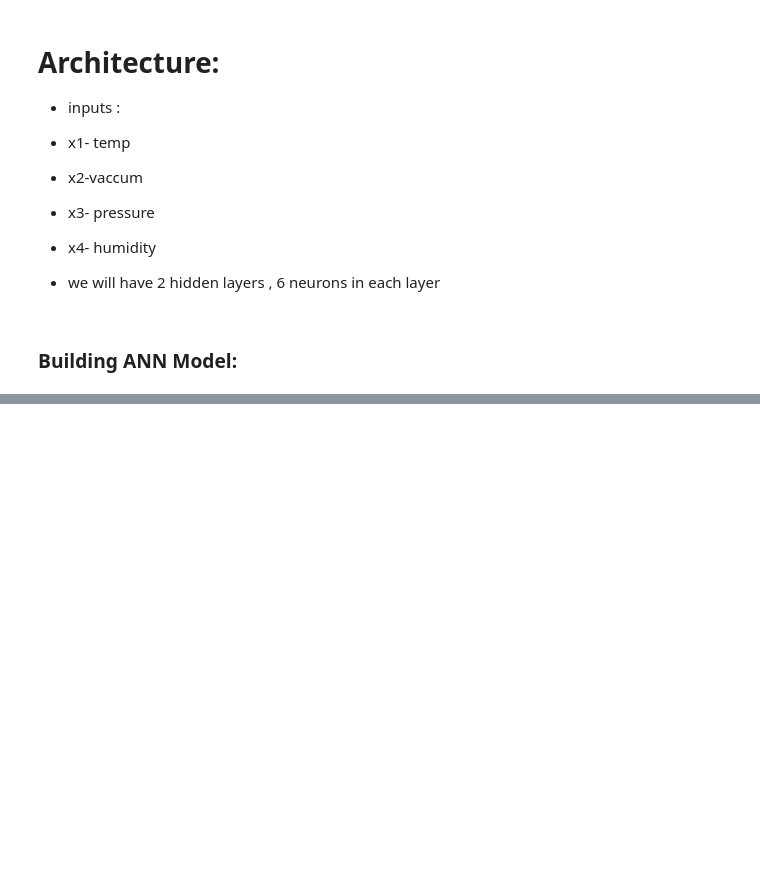
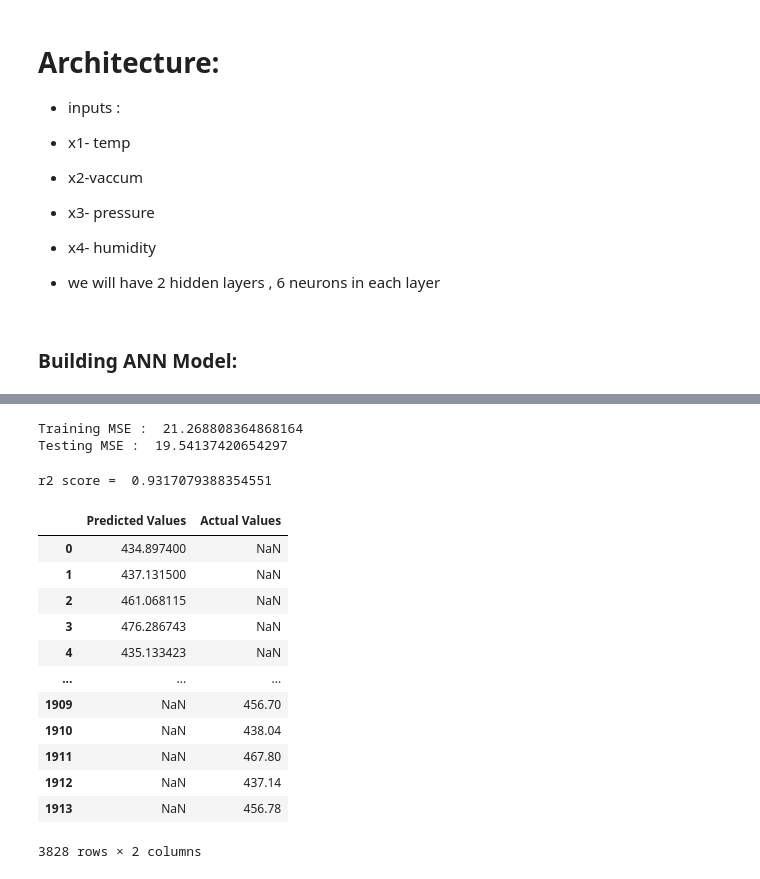
Before and after one commit to CodeByMehra/AiMl, a Jupyter notebook: 06_Deep Learning/02_ANN_Regression.ipynb, the cells around one changed output, grey strips where cells are left out. Saved outputs shown, nothing was run; the diff lists cells and outputs as text; code cells hidden in the pictures; blank space fills up the shorter version.

```diff
--- a/06_Deep Learning/02_ANN_Regression.ipynb
+++ b/06_Deep Learning/02_ANN_Regression.ipynb
@@ -118,0 +218,41 @@ optimizer = optim.Adam(model.parameters())
+# %%
+model.eval()
+
+with torch.no_grad():
+    train_preds = model(X_train_tensor)
+    test_preds = model(X_test_tensor)
+
+
+    train_mse_loss = crietrion(train_preds, y_train_tensor)
+    test_mse_loss = crietrion(test_preds, y_test_tensor)
+
+print("Training MSE : ", train_mse_loss.item())
+print("Testing MSE : ", test_mse_loss.item())
+# %% [output]
+Training MSE :  21.268808364868164
+Testing MSE :  19.54137420654297
+# %%
+from sklearn.metrics import r2_score
+
+print("r2 score = ", r2_score(y_test, test_preds))
+# %% [output]
+r2 score =  0.9317079388354551
+# %%
+predicted_df = pd.DataFrame(test_preds.numpy(), columns=["Predicted Values"] )
+actual_df = pd.DataFrame(y_test.values, columns=["Actual Values"] )
+
+pd.concat([ predicted_df, actual_df])
+# %% [output]
+|  | Predicted Values | Actual Values |
+| 0 | 434.897400 | NaN |
+| 1 | 437.131500 | NaN |
+| 2 | 461.068115 | NaN |
+| 3 | 476.286743 | NaN |
+| 4 | 435.133423 | NaN |
+| ... | ... | ... |
+| 1909 | NaN | 456.70 |
+| 1910 | NaN | 438.04 |
+| 1911 | NaN | 467.80 |
+| 1912 | NaN | 437.14 |
+| 1913 | NaN | 456.78 |
+3828 rows × 2 columns
```
Also changed, not shown: parts of 7 cells of this notebook.
